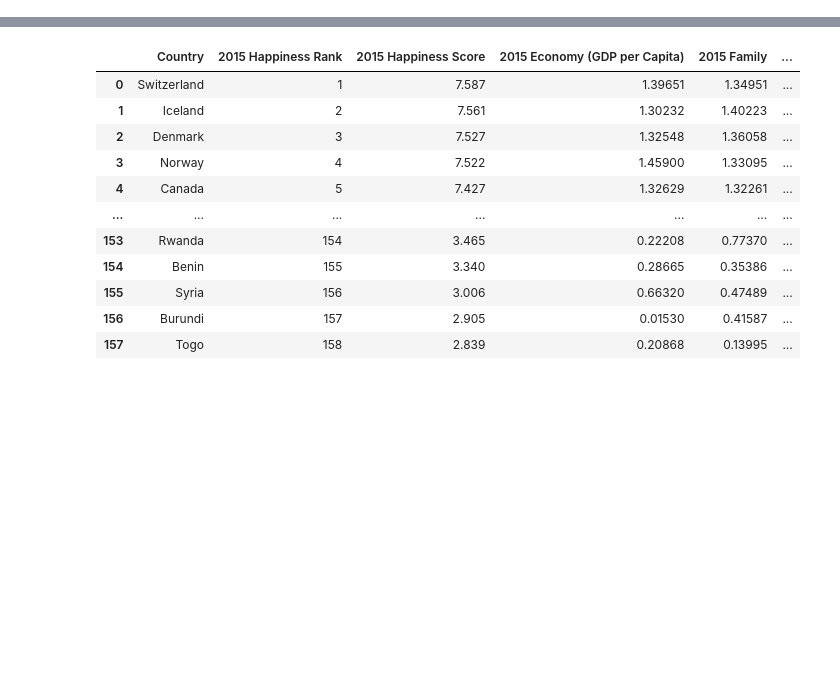
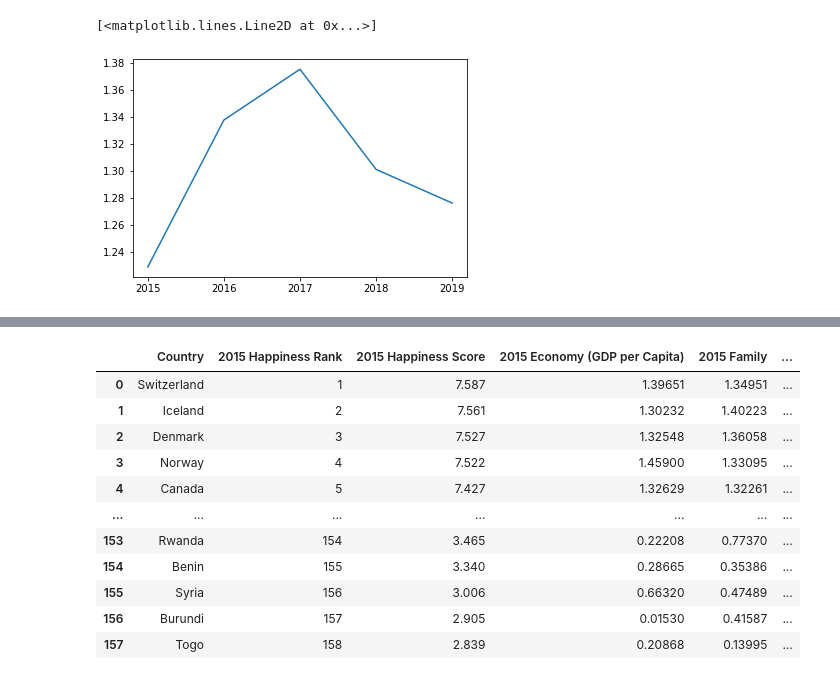
Before and after one commit to AFitzg/Group1---World-Hapiness, a Jupyter notebook: AK Merge.ipynb, the cells around one changed output, grey strips where cells are left out. Cells and saved outputs as stored; diff of their text form; code cells hidden in the pictures; blank space fills up the shorter version.

```diff
--- a/AK Merge.ipynb
+++ b/AK Merge.ipynb
@@ -44,0 +172,22 @@ combine19 = pd.read_csv(Happiness_2019)
+# %%
+data_Israel_raw = happiness_metadata.loc[happiness_metadata["Country"] == "Israel",:]
+
+data_Israel_2015 = data_Israel_raw[["Country","Rank_2015","GDP_2015","Health_2015","Generosity_2015","Freedom_2015"]]#,"Family_2015"]]
+data_Israel_2015 = data_Israel_2015.rename(columns={"Rank_2015":"Rank","GDP_2015":"GDP","Health_2015":"Health","Generosity_2015":"Generosity","Freedom_2015":"Freedom"})
+data_Israel_2016 = data_Israel_raw[["Country","Rank_2016","GDP_2016","Health_2016","Generosity_2016","Freedom_2016"]]#,"Family_2016"]]
+data_Israel_2016 = data_Israel_2016.rename(columns={"Rank_2016":"Rank","GDP_2016":"GDP","Health_2016":"Health","Generosity_2016":"Generosity","Freedom_2016":"Freedom"})
+data_Israel_2017 = data_Israel_raw[["Country","Rank_2017","GDP_2017","Health_2017","Generosity_2017","Freedom_2017"]]#,"Family_2017"]]
+data_Israel_2017 = data_Israel_2017.rename(columns={"Rank_2017":"Rank","GDP_2017":"GDP","Health_2017":"Health","Generosity_2017":"Generosity","Freedom_2017":"Freedom"})
+data_Israel_2018 = data_Israel_raw[["Country","Rank_2018","GDP_2018","Health_2018","Generosity_2018","Freedom_2018"]]#,"Family_2018"]]
+data_Israel_2018 = data_Israel_2018.rename(columns={"Rank_2018":"Rank","GDP_2018":"GDP","Health_2018":"Health","Generosity_2018":"Generosity","Freedom_2018":"Freedom"})
+data_Israel_2019 = data_Israel_raw[["Country","Rank_2019","GDP_2019","Health_2019","Generosity_2019","Freedom_2019"]]#,"Family_2019"]]
+data_Israel_2019 = data_Israel_2019.rename(columns={"Rank_2019":"Rank","GDP_2019":"GDP","Health_2019":"Health","Generosity_2019":"Generosity","Freedom_2019":"Freedom"})
+data_Israel = pd.concat([data_Israel_2015,data_Israel_2016,data_Israel_2017,data_Israel_2018,data_Israel_2019])
+data_Israel
+
+x_axis = ["2015","2016","2017","2018","2019"]
+y_axis = data_Israel["GDP"].to_list()
+plt.plot(x_axis,y_axis)
+# %% [output]
+[<matplotlib.lines.Line2D at 0x...>]
+[figure, added]
```
Also changed, not shown: parts of 11 cells of this notebook, 7 other files.
